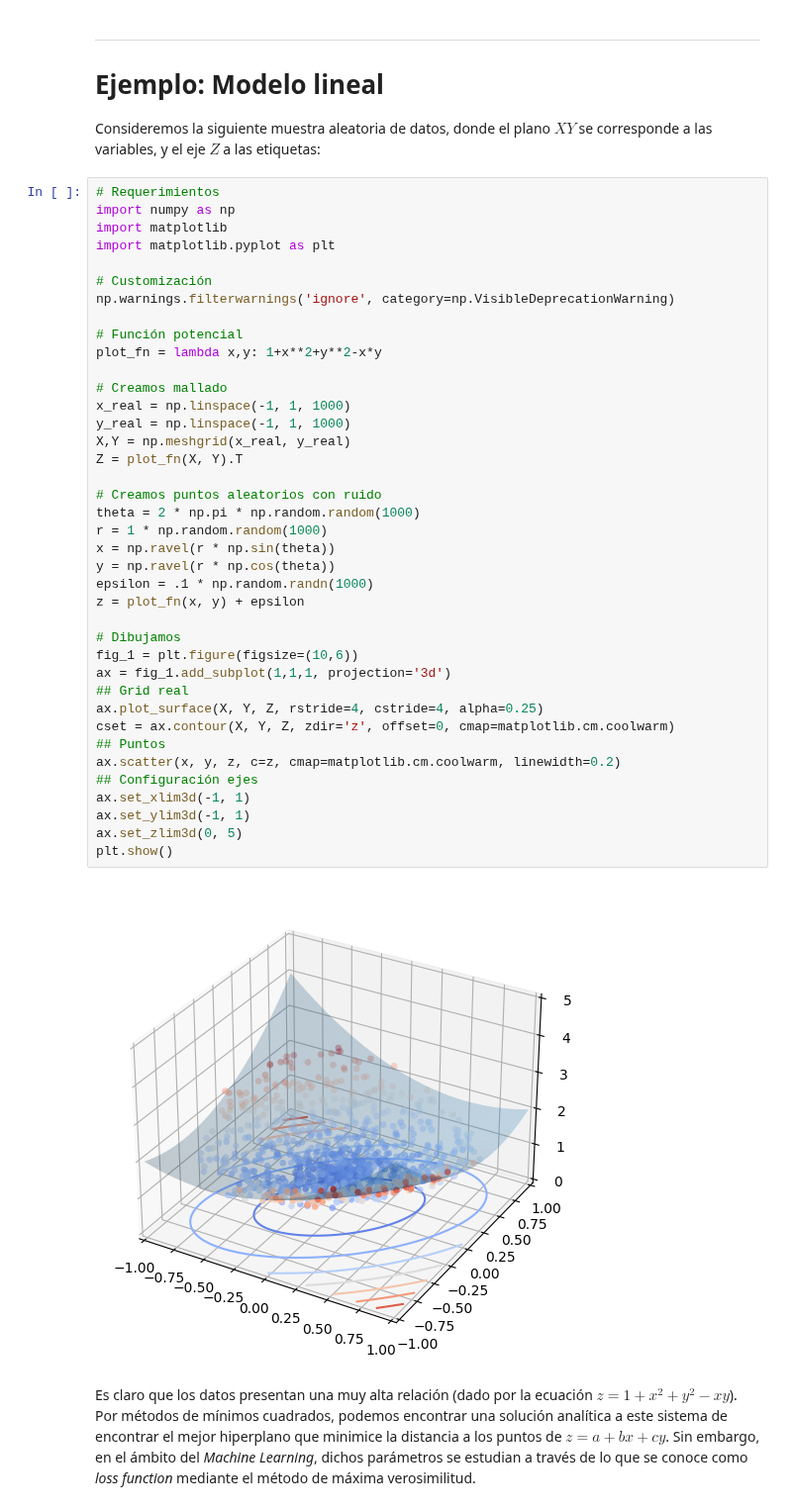
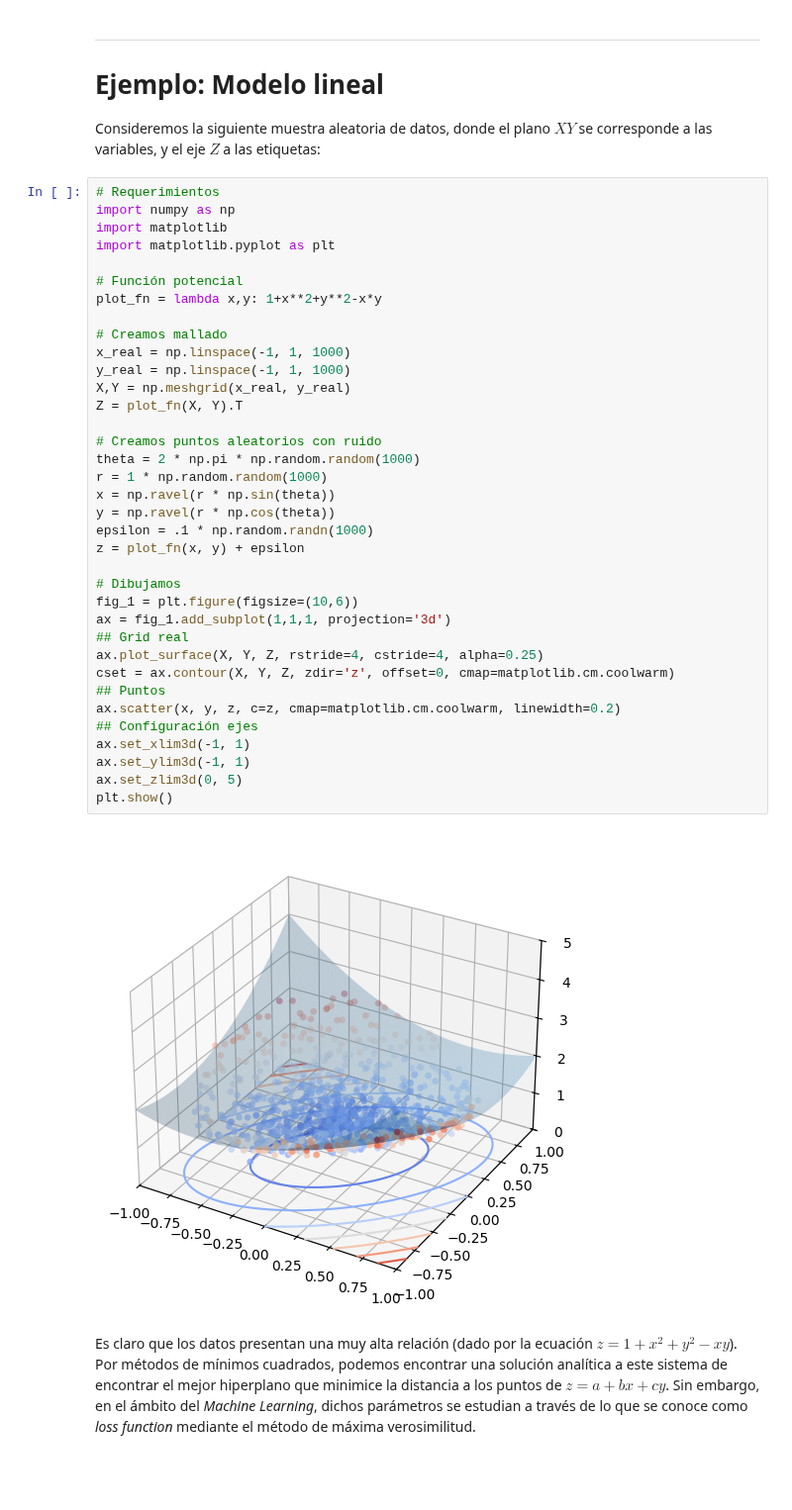
Before and after one commit to FIUBA-Posgrado-Inteligencia-Artificial/aprendizaje_profundo, a Jupyter notebook: clase_2/practica/Gradient_Descent.ipynb, the cells around one changed output. Shown at 99% size. Saved outputs shown, nothing was run; the diff lists cells and outputs as text; blank space fills up the shorter version.

```diff
--- a/clase_2/practica/Gradient_Descent.ipynb
+++ b/clase_2/practica/Gradient_Descent.ipynb
@@ -88,42 +88,39 @@ Consideremos la siguiente muestra aleatoria de datos, donde el plano $XY$ se cor
 import numpy as np
 import matplotlib
 import matplotlib.pyplot as plt
-
-# Customización
-np.warnings.filterwarnings('ignore', category=np.VisibleDeprecationWarning)
 
 # Función potencial
 plot_fn = lambda x,y: 1+x**2+y**2-x*y
 
 # Creamos mallado
 x_real = np.linspace(-1, 1, 1000)
 y_real = np.linspace(-1, 1, 1000)
 X,Y = np.meshgrid(x_real, y_real)
 Z = plot_fn(X, Y).T
 
 # Creamos puntos aleatorios con ruido
 theta = 2 * np.pi * np.random.random(1000)
 r = 1 * np.random.random(1000)
 x = np.ravel(r * np.sin(theta))
 y = np.ravel(r * np.cos(theta))
 epsilon = .1 * np.random.randn(1000)
 z = plot_fn(x, y) + epsilon
 
 # Dibujamos
 fig_1 = plt.figure(figsize=(10,6))
 ax = fig_1.add_subplot(1,1,1, projection='3d')
 ## Grid real
 ax.plot_surface(X, Y, Z, rstride=4, cstride=4, alpha=0.25)
 cset = ax.contour(X, Y, Z, zdir='z', offset=0, cmap=matplotlib.cm.coolwarm)
 ## Puntos
 ax.scatter(x, y, z, c=z, cmap=matplotlib.cm.coolwarm, linewidth=0.2)
 ## Configuración ejes
 ax.set_xlim3d(-1, 1)
 ax.set_ylim3d(-1, 1)
 ax.set_zlim3d(0, 5)
 plt.show()
 # %% [output]
-[figure, old version]
+[figure, new version]
 # %% [markdown]
 Es claro que los datos presentan una muy alta relación (dado por la ecuación $z=1+x^2+y^2-xy$). Por métodos de mínimos cuadrados, podemos encontrar una solución analítica a este sistema de encontrar el mejor hiperplano que minimice la distancia a los puntos de $z=a+bx+cy$. Sin embargo, en el ámbito del *Machine Learning*, dichos parámetros se estudian a través de lo que se conoce como *loss function* mediante el método de máxima verosimilitud.
 # %% [markdown]
```
Also changed, not shown: parts of 5 cells of this notebook.
